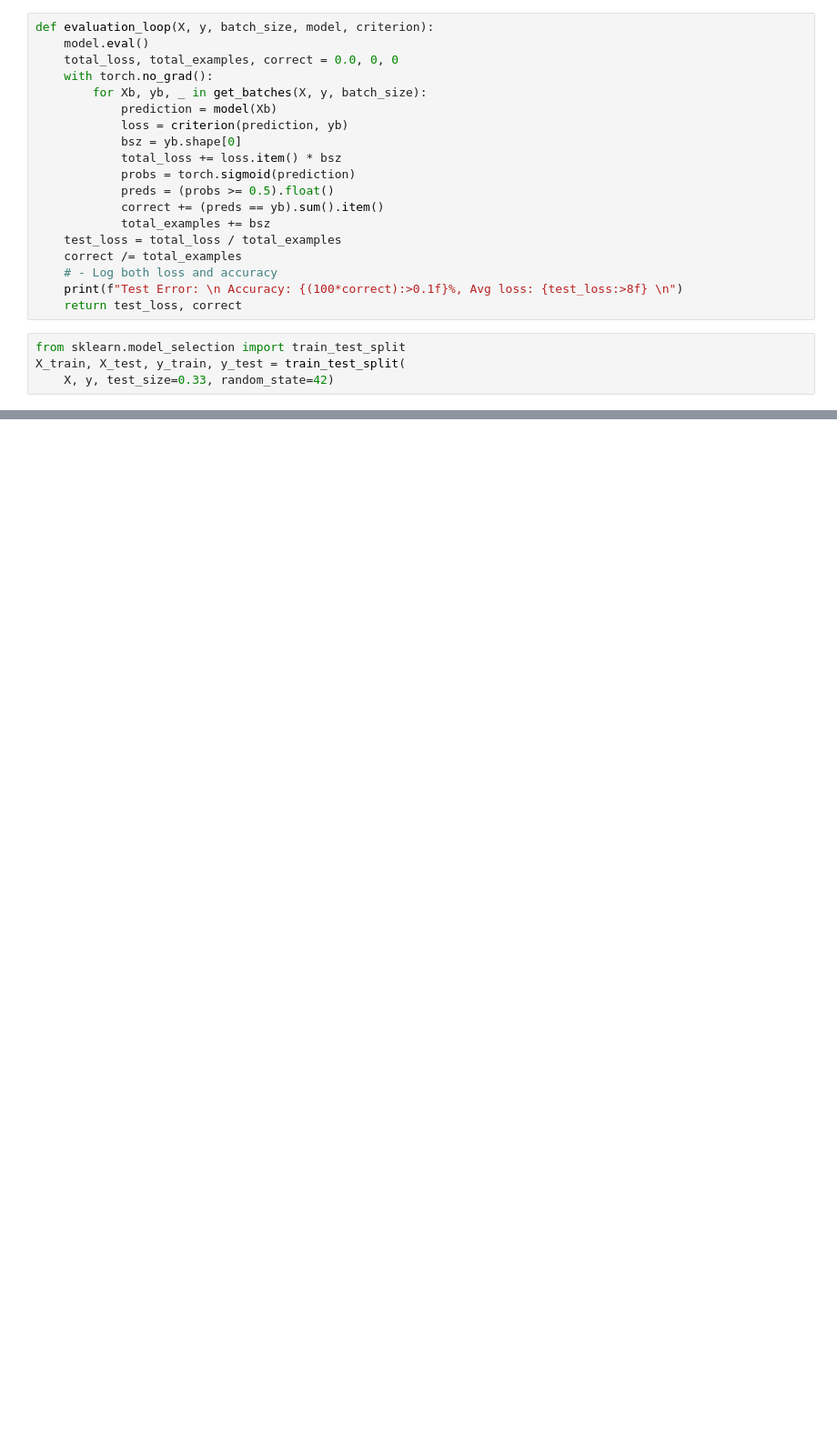
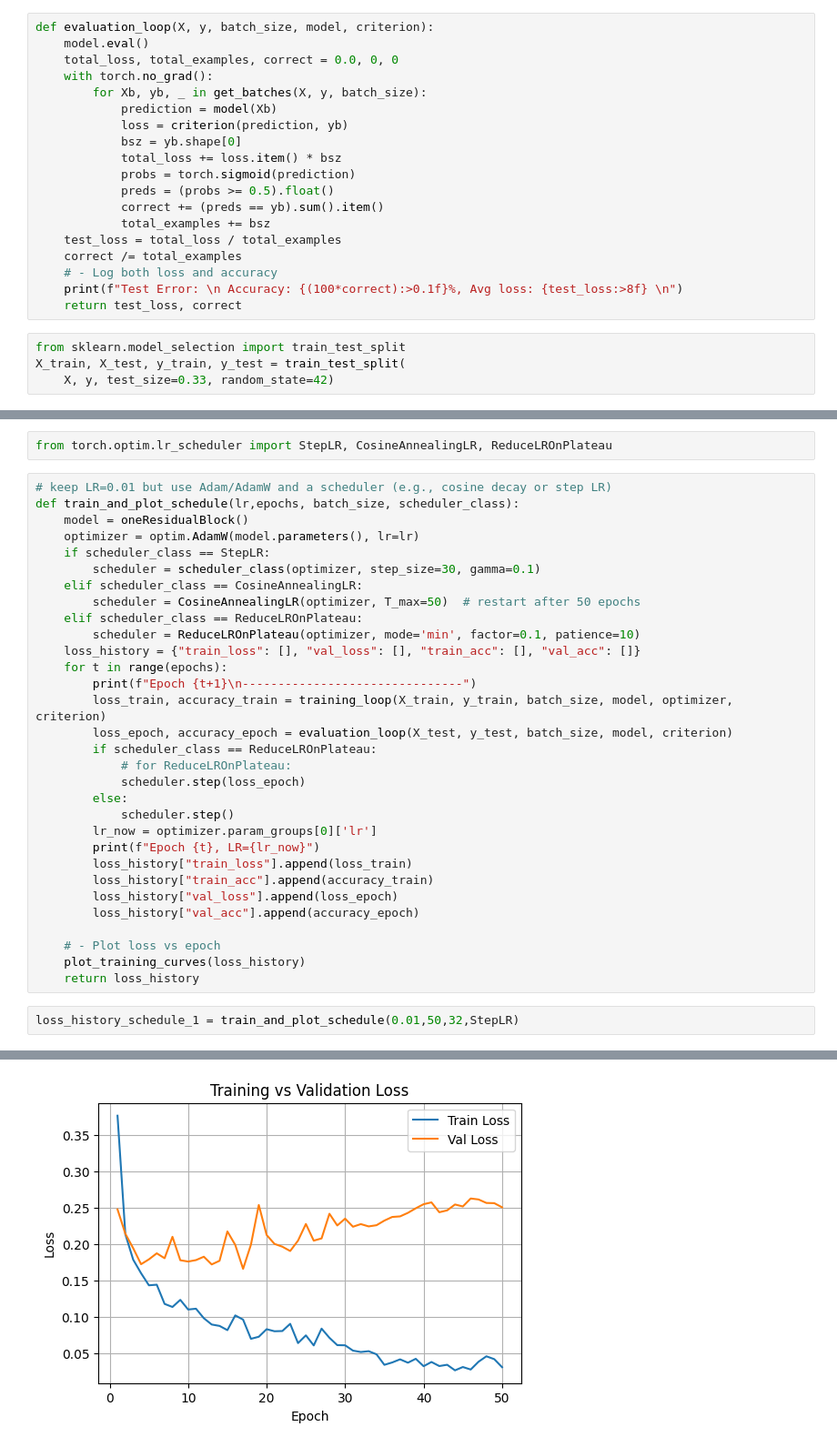
Before and after one commit to zhiweic/representation-learning, a Jupyter notebook: notebooks/pytorch_day_4_exercise.ipynb, the cells around one changed output, grey strips where cells are left out. Shown at 91% size. Saved outputs shown, nothing was run; the diff lists cells and outputs as text; blank space fills up the shorter version.

```diff
--- a/notebooks/pytorch_day_4_exercise.ipynb
+++ b/notebooks/pytorch_day_4_exercise.ipynb
@@ -245,0 +300,36 @@ Test Error:
+# %%
+from torch.optim.lr_scheduler import StepLR, CosineAnnealingLR, ReduceLROnPlateau
+# %%
+# keep LR=0.01 but use Adam/AdamW and a scheduler (e.g., cosine decay or step LR)
+def train_and_plot_schedule(lr,epochs, batch_size, scheduler_class):
+    model = oneResidualBlock()
+    optimizer = optim.AdamW(model.parameters(), lr=lr)
+    if scheduler_class == StepLR:
+        scheduler = scheduler_class(optimizer, step_size=30, gamma=0.1)
+    elif scheduler_class == CosineAnnealingLR:
+        scheduler = CosineAnnealingLR(optimizer, T_max=50)  # restart after 50 epochs
+    elif scheduler_class == ReduceLROnPlateau:
+        scheduler = ReduceLROnPlateau(optimizer, mode='min', factor=0.1, patience=10)
+    loss_history = {"train_loss": [], "val_loss": [], "train_acc": [], "val_acc": []}
+    for t in range(epochs):
+        print(f"Epoch {t+1}\n-------------------------------")
+        loss_train, accuracy_train = training_loop(X_train, y_train, batch_size, model, optimizer, criterion)
+        loss_epoch, accuracy_epoch = evaluation_loop(X_test, y_test, batch_size, model, criterion)
+        if scheduler_class == ReduceLROnPlateau:
+            # for ReduceLROnPlateau:
+            scheduler.step(loss_epoch)
+        else:
+            scheduler.step()
+        lr_now = optimizer.param_groups[0]['lr']
+        print(f"Epoch {t}, LR={lr_now}")
+        loss_history["train_loss"].append(loss_train)
+        loss_history["train_acc"].append(accuracy_train)
+        loss_history["val_loss"].append(loss_epoch)
+        loss_history["val_acc"].append(accuracy_epoch)
+
+    # - Plot loss vs epoch
+    plot_training_curves(loss_history)
+    return loss_history
+# %%
+loss_history_schedule_1 = train_and_plot_schedule(0.01,50,32,StepLR)
+# %% [output]
@@ -245,0 +353 @@ Test Error:
+[figure, added]
```
Also changed, not shown: parts of 14 cells of this notebook.
